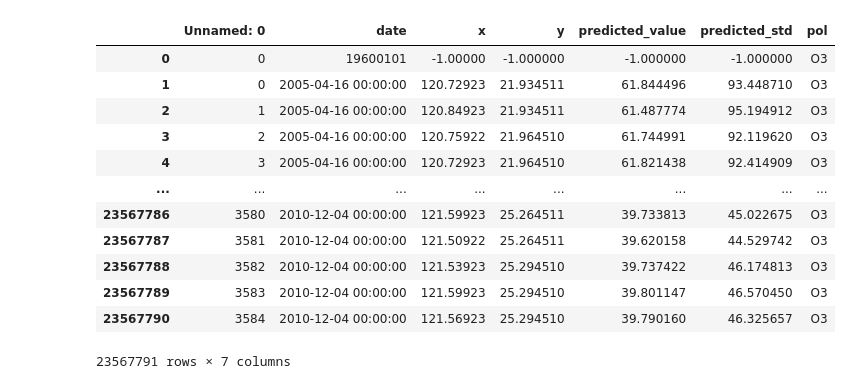
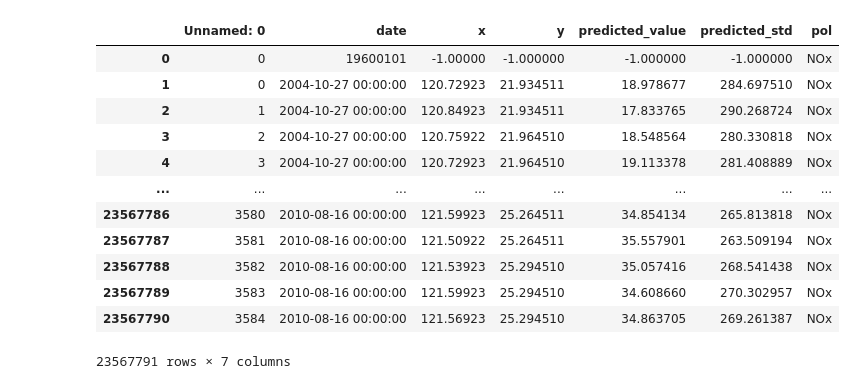
Before and after one commit to qdb048sta/Kriging, a Jupyter notebook: kriging.ipynb, the cells around one changed output. Drawn from its saved outputs; the diff is of its cells as text; code cells hidden in the pictures.

```diff
--- a/kriging.ipynb
+++ b/kriging.ipynb
@@ -107 +114,18 @@ for p in pollution_set:
+# %%
+import pandas as pd
+pd.read_csv("D:\\User_Data\\Desktop\\kan-2\\kriging\\NOx_avg_kriging.csv")
+# %% [output]
+|  | Unnamed: 0 | date | x | y | predicted_value | predicted_std | pol |
+| 0 | 0 | 19600101 | -1.00000 | -1.000000 | -1.000000 | -1.000000 | NOx |
+| 1 | 0 | 2004-10-27 00:00:00 | 120.72923 | 21.934511 | 18.978677 | 284.697510 | NOx |
+| 2 | 1 | 2004-10-27 00:00:00 | 120.84923 | 21.934511 | 17.833765 | 290.268724 | NOx |
+| 3 | 2 | 2004-10-27 00:00:00 | 120.75922 | 21.964510 | 18.548564 | 280.330818 | NOx |
+| 4 | 3 | 2004-10-27 00:00:00 | 120.72923 | 21.964510 | 19.113378 | 281.408889 | NOx |
+| ... | ... | ... | ... | ... | ... | ... | ... |
+| 23567786 | 3580 | 2010-08-16 00:00:00 | 121.59923 | 25.264511 | 34.854134 | 265.813818 | NOx |
+| 23567787 | 3581 | 2010-08-16 00:00:00 | 121.50922 | 25.264511 | 35.557901 | 263.509194 | NOx |
+| 23567788 | 3582 | 2010-08-16 00:00:00 | 121.53923 | 25.294510 | 35.057416 | 268.541438 | NOx |
+| 23567789 | 3583 | 2010-08-16 00:00:00 | 121.59923 | 25.294510 | 34.608660 | 270.302957 | NOx |
+| 23567790 | 3584 | 2010-08-16 00:00:00 | 121.56923 | 25.294510 | 34.863705 | 269.261387 | NOx |
+23567791 rows × 7 columns
 # %%
@@ -111,16 +132,0 @@ df2=pd.read_csv("O3_avg_kriging.csv")
-# %%
-df2
-# %% [output]
-|  | Unnamed: 0 | date | x | y | predicted_value | predicted_std | pol |
-| 0 | 0 | 19600101 | -1.00000 | -1.000000 | -1.000000 | -1.000000 | O3 |
-| 1 | 0 | 2005-04-16 00:00:00 | 120.72923 | 21.934511 | 61.844496 | 93.448710 | O3 |
-| 2 | 1 | 2005-04-16 00:00:00 | 120.84923 | 21.934511 | 61.487774 | 95.194912 | O3 |
-| 3 | 2 | 2005-04-16 00:00:00 | 120.75922 | 21.964510 | 61.744991 | 92.119620 | O3 |
-| 4 | 3 | 2005-04-16 00:00:00 | 120.72923 | 21.964510 | 61.821438 | 92.414909 | O3 |
-| ... | ... | ... | ... | ... | ... | ... | ... |
-| 23567786 | 3580 | 2010-12-04 00:00:00 | 121.59923 | 25.264511 | 39.733813 | 45.022675 | O3 |
-| 23567787 | 3581 | 2010-12-04 00:00:00 | 121.50922 | 25.264511 | 39.620158 | 44.529742 | O3 |
-| 23567788 | 3582 | 2010-12-04 00:00:00 | 121.53923 | 25.294510 | 39.737422 | 46.174813 | O3 |
-| 23567789 | 3583 | 2010-12-04 00:00:00 | 121.59923 | 25.294510 | 39.801147 | 46.570450 | O3 |
-| 23567790 | 3584 | 2010-12-04 00:00:00 | 121.56923 | 25.294510 | 39.790160 | 46.325657 | O3 |
-23567791 rows × 7 columns
```
Also changed, not shown: parts of 12 cells of this notebook, 1 other file.
